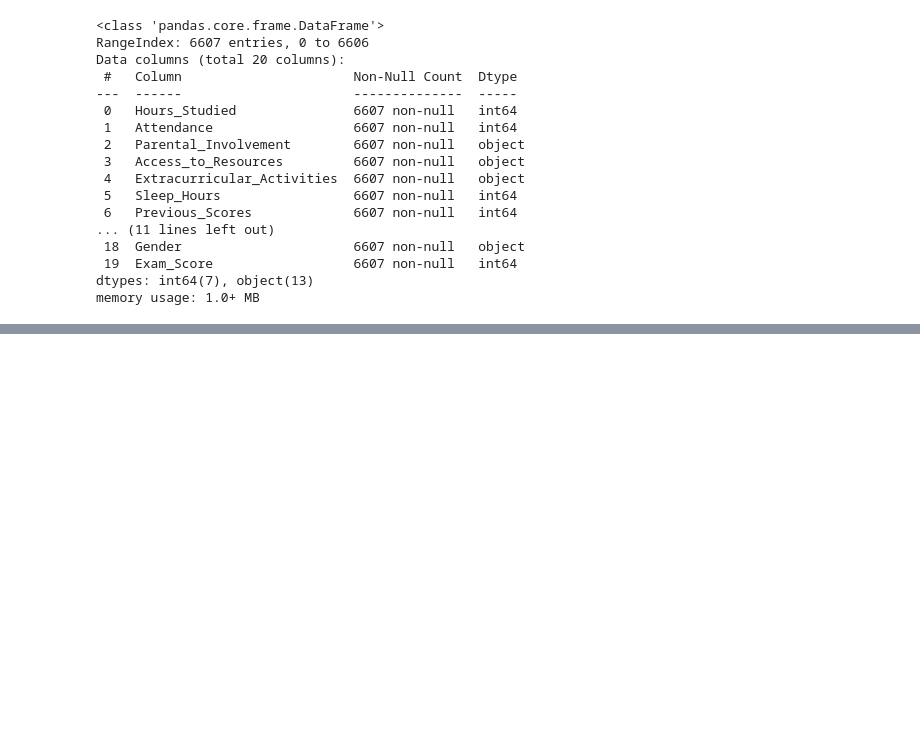
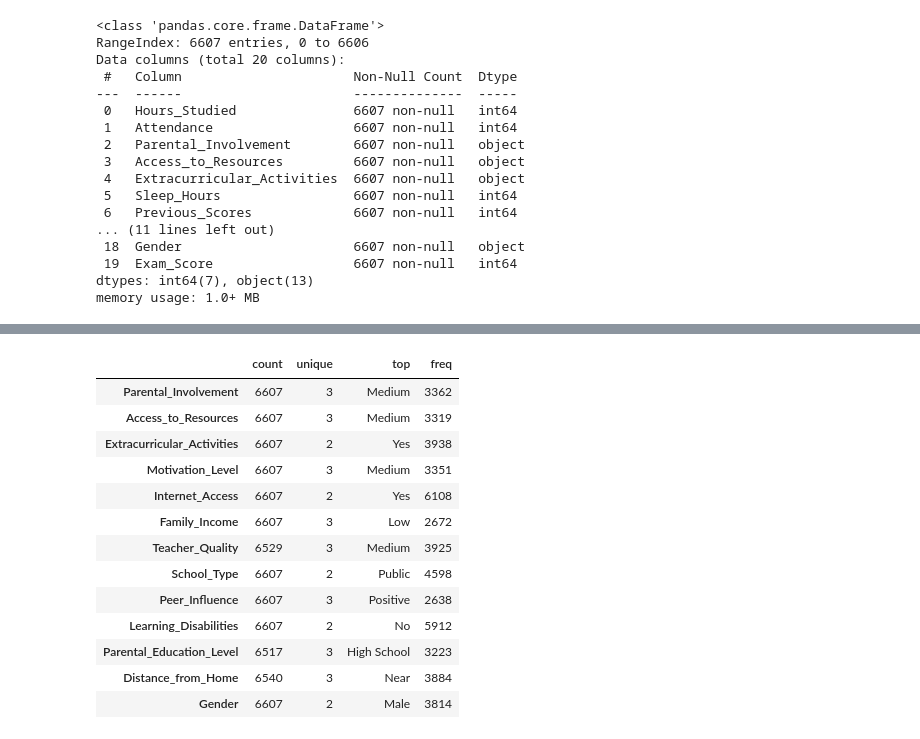
Before and after one commit to EzeRivero/Data-Science-II, a Jupyter notebook: Students_Performance_Rivero_1Entrega.ipynb, the cells around one changed output, grey strips where cells are left out. Drawn from its saved outputs; the diff is of its cells as text; code cells hidden in the pictures; blank space fills up the shorter version.

```diff
--- a/Students_Performance_Rivero_1Entrega.ipynb
+++ b/Students_Performance_Rivero_1Entrega.ipynb
@@ -92,0 +78,17 @@ df.describe()
+# %%
+df.describe(include = 'object').T
+# %% [output]
+|  | count | unique | top | freq |
+| Parental_Involvement | 6607 | 3 | Medium | 3362 |
+| Access_to_Resources | 6607 | 3 | Medium | 3319 |
+| Extracurricular_Activities | 6607 | 2 | Yes | 3938 |
+| Motivation_Level | 6607 | 3 | Medium | 3351 |
+| Internet_Access | 6607 | 2 | Yes | 6108 |
+| Family_Income | 6607 | 3 | Low | 2672 |
+| Teacher_Quality | 6529 | 3 | Medium | 3925 |
+| School_Type | 6607 | 2 | Public | 4598 |
+| Peer_Influence | 6607 | 3 | Positive | 2638 |
+| Learning_Disabilities | 6607 | 2 | No | 5912 |
+| Parental_Education_Level | 6517 | 3 | High School | 3223 |
+| Distance_from_Home | 6540 | 3 | Near | 3884 |
+| Gender | 6607 | 2 | Male | 3814 |
```
Also changed, not shown: parts of 6 cells of this notebook.
